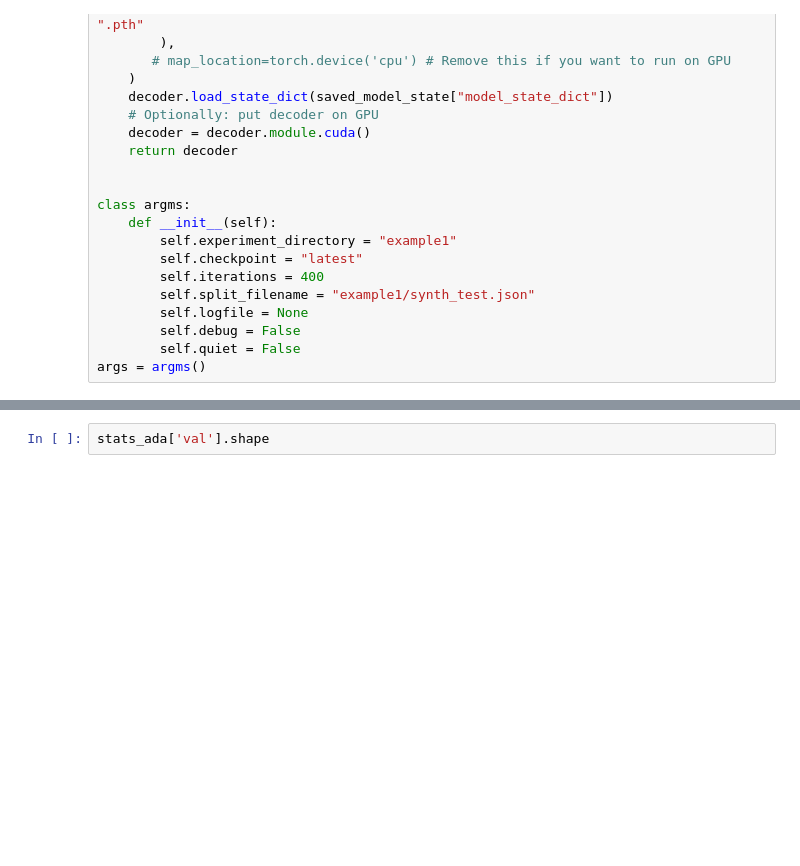
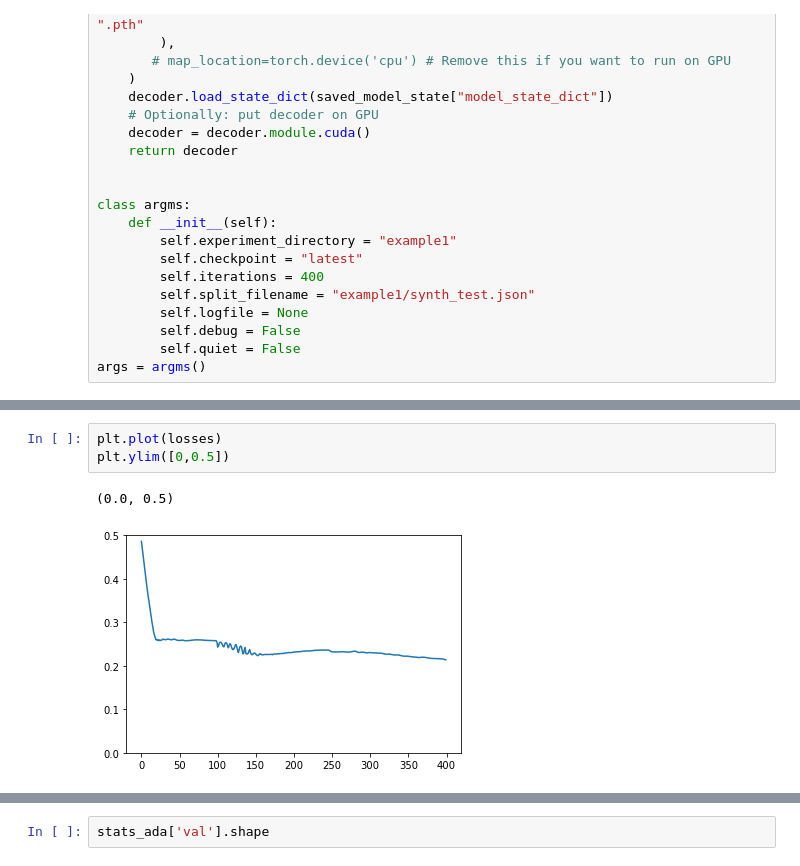
Before and after one commit to huajian1069/non-convex-optimisation, a Jupyter notebook: refactor deepSDF.ipynb, the cells around one changed output, grey strips where cells are left out. Saved outputs shown, nothing was run; the diff lists cells and outputs as text; blank space fills up the shorter version.

```diff
--- a/refactor deepSDF.ipynb
+++ b/refactor deepSDF.ipynb
@@ -111,3 +163,9 @@ args = argms()
+# %%
+plt.plot(losses)
+plt.ylim([0,0.5])
+# %% [output]
+(0.0, 0.5)
+[figure, added]
 # %%
 if __name__ == "__main__":
 
```
Also changed, not shown: parts of 9 cells of this notebook, 13 other files.
